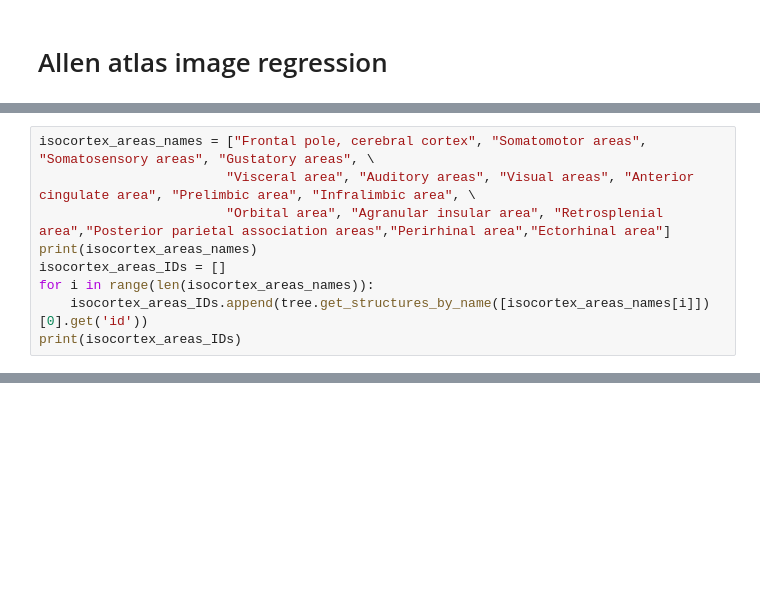
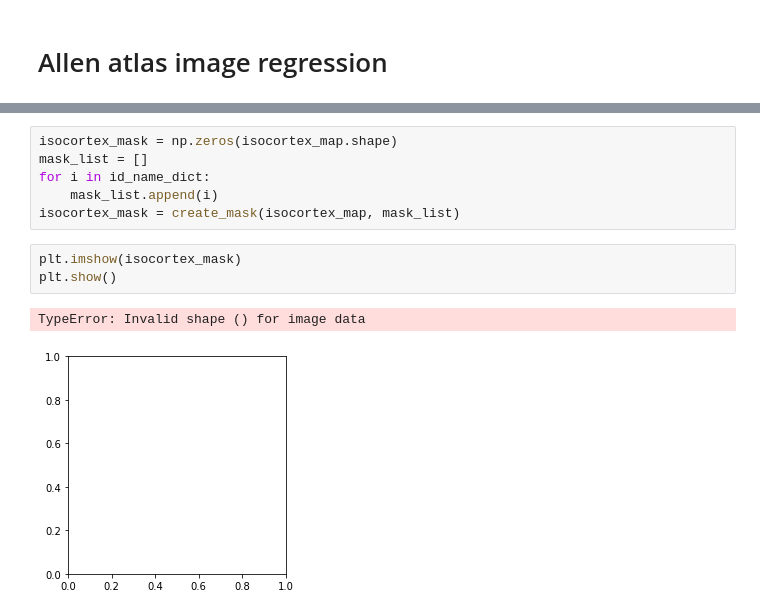
Before and after one commit to vincentpiano123/Atlas, a Jupyter notebook: Jupyter_T&E.ipynb, the cells around one changed output, grey strips where cells are left out. Cells and saved outputs as stored; diff of their text form; blank space fills up the shorter version.

```diff
--- a/Jupyter_T&E.ipynb
+++ b/Jupyter_T&E.ipynb
@@ -191,9 +15,0 @@ plt.imshow(newvariable.astype('uint8'))
-# %%
-isocortex_areas_names = ["Frontal pole, cerebral cortex", "Somatomotor areas", "Somatosensory areas", "Gustatory areas", \
-                        "Visceral area", "Auditory areas", "Visual areas", "Anterior cingulate area", "Prelimbic area", "Infralimbic area", \
-                        "Orbital area", "Agranular insular area", "Retrosplenial area","Posterior parietal association areas","Perirhinal area","Ectorhinal area"]
-print(isocortex_areas_names)
-isocortex_areas_IDs = []
-for i in range(len(isocortex_areas_names)):
-    isocortex_areas_IDs.append(tree.get_structures_by_name([isocortex_areas_names[i]])[0].get('id'))
-print(isocortex_areas_IDs)
@@ -236,0 +28,12 @@ array([[0, 0, 0, ..., 0, 0, 0],
+# %%
+isocortex_mask = np.zeros(isocortex_map.shape)
+mask_list = []
+for i in id_name_dict:
+    mask_list.append(i)
+isocortex_mask = create_mask(isocortex_map, mask_list)
+# %%
+plt.imshow(isocortex_mask)
+plt.show()
+# %% [output]
+TypeError: Invalid shape () for image data
+[figure, added]
```
Also changed, not shown: parts of 27 cells of this notebook, 2 other files.
